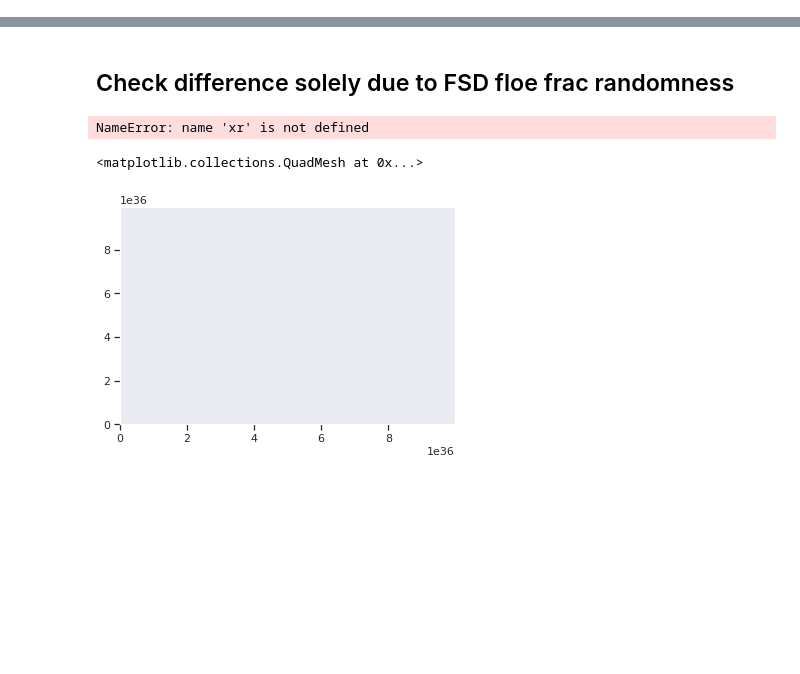
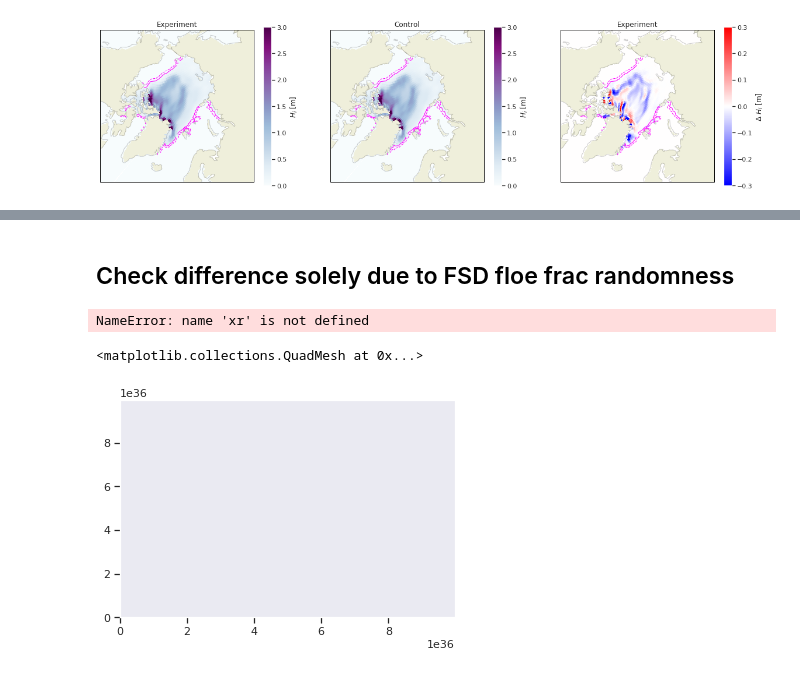
Before and after one commit to vtcooper/waveice, a Jupyter notebook: model_dev_analysis.ipynb, the cells around one changed output, grey strips where cells are left out. Cells and saved outputs as stored; diff of their text form; code cells hidden in the pictures; blank space fills up the shorter version.

```diff
--- a/model_dev_analysis.ipynb
+++ b/model_dev_analysis.ipynb
@@ -50,0 +505,78 @@ tarea = cice18.tarea.rename(
+# %%
+exp_plot = exp_cice.isel(time=-1)
+ctrl_plot = ctrl_cice.isel(time=-1)
+diff_plot = exp_plot - ctrl_plot
+
+## HS ##
+fig,ax = plt.subplots(1,3,figsize=(20,5),subplot_kw={'projection': ccrs.NorthPolarStereo()})
+## exp ##
+aind = 0
+plt.sca(ax[aind])
+ax[aind].coastlines(alpha=0.2,lw=1)
+ax[aind].set_extent([-180,180,lowlat,90], ccrs.PlateCarree())
+ax[aind].add_feature(cfeature.LAND)
+plt.title('Experiment')
+
+plt.pcolormesh(exp_ww.TLON,exp_ww.TLAT,exp_plot.hi_d,#.where(exp_plot.TLON < 180),
+               vmin=0.00,vmax=3,cmap='BuPu',
+               transform=ccrs.PlateCarree())
+plt.colorbar(label='$H_i$ [m]')
+
+plt.contour(exp_ww.TLON.values,exp_ww.TLAT.values,
+            exp_plot.aice_d.where(exp_ww.TLON.values < 180),
+            levels=[0.01,0.8],colors='magenta',linestyles=['--','-'],linewidths=1,
+            transform=ccrs.PlateCarree())
+plt.contour(exp_ww.TLON.values,exp_ww.TLAT.values,
+            exp_plot.aice_d.where(exp_ww.TLON.values > 180),
+            levels=[0.01,0.8],colors='magenta',linestyles=['--','-'],linewidths=1,
+            transform=ccrs.PlateCarree())
+
+
+## control ##
+aind = 1
+plt.sca(ax[aind])
+ax[aind].coastlines(alpha=0.2,lw=1)
+ax[aind].set_extent([-180,180,lowlat,90], ccrs.PlateCarree())
+ax[aind].add_feature(cfeature.LAND)
+plt.title('Control')
+
+plt.pcolormesh(exp_ww.TLON,exp_ww.TLAT,ctrl_plot.hi_d,#.where(exp_plot.TLON < 180),
+               vmin=0.00,vmax=3,cmap='BuPu',
+               transform=ccrs.PlateCarree())
+plt.colorbar(label='$H_i$ [m]')
+
+plt.contour(exp_ww.TLON.values,exp_ww.TLAT.values,
+            ctrl_plot.aice_d.where(exp_ww.TLON.values < 180),
+            levels=[0.01,0.8],colors='magenta',linestyles=['--','-'],linewidths=1,
+            transform=ccrs.PlateCarree())
+plt.contour(exp_ww.TLON.values,exp_ww.TLAT.values,
+            ctrl_plot.aice_d.where(exp_ww.TLON.values > 180),
+            levels=[0.01,0.8],colors='magenta',linestyles=['--','-'],linewidths=1,
+            transform=ccrs.PlateCarree())
+
+# ## diff ##
+aind = 2
+plt.sca(ax[aind])
+ax[aind].coastlines(alpha=0.2,lw=1)
+ax[aind].set_extent([-180,180,lowlat,90], ccrs.PlateCarree())
+ax[aind].add_feature(cfeature.LAND)
+plt.title('Experiment')
+
+plt.pcolormesh(exp_ww.TLON,exp_ww.TLAT,diff_plot.hi_d,#.where(exp_plot.TLON < 180),
+               vmin=-0.3,vmax=0.3,cmap='bwr',
+               transform=ccrs.PlateCarree())
+plt.colorbar(label='$\Delta$ $H_i$ [m]')
+
+plt.contour(exp_ww.TLON.values,exp_ww.TLAT.values,
+            exp_plot.aice_d.where(exp_ww.TLON.values < 180),
+            levels=[0.01,0.8],colors='magenta',linestyles=['--','-'],linewidths=1,
+            transform=ccrs.PlateCarree())
+plt.contour(exp_ww.TLON.values,exp_ww.TLAT.values,
+            exp_plot.aice_d.where(exp_ww.TLON.values > 180),
+            levels=[0.01,0.8],colors='magenta',linestyles=['--','-'],linewidths=1,
+            transform=ccrs.PlateCarree())
+
+plt.tight_layout()
+plt.show()
+# %% [output]
+[figure, added]
```
Also changed, not shown: parts of 16 cells of this notebook.
